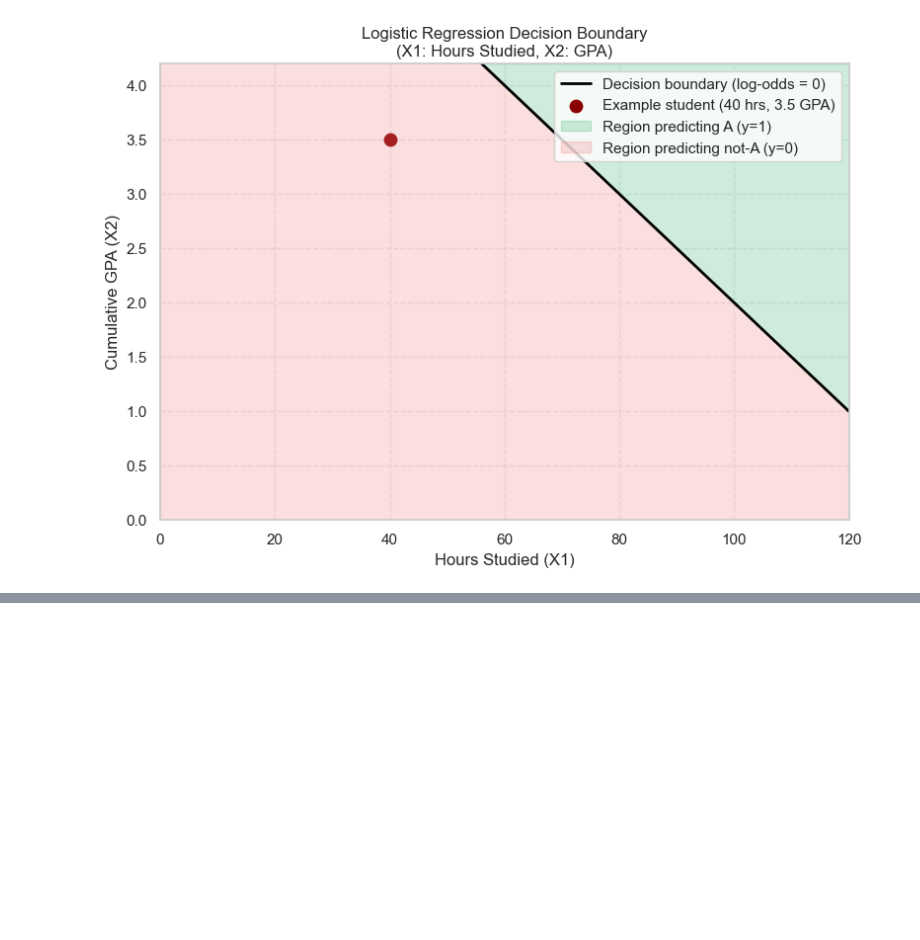
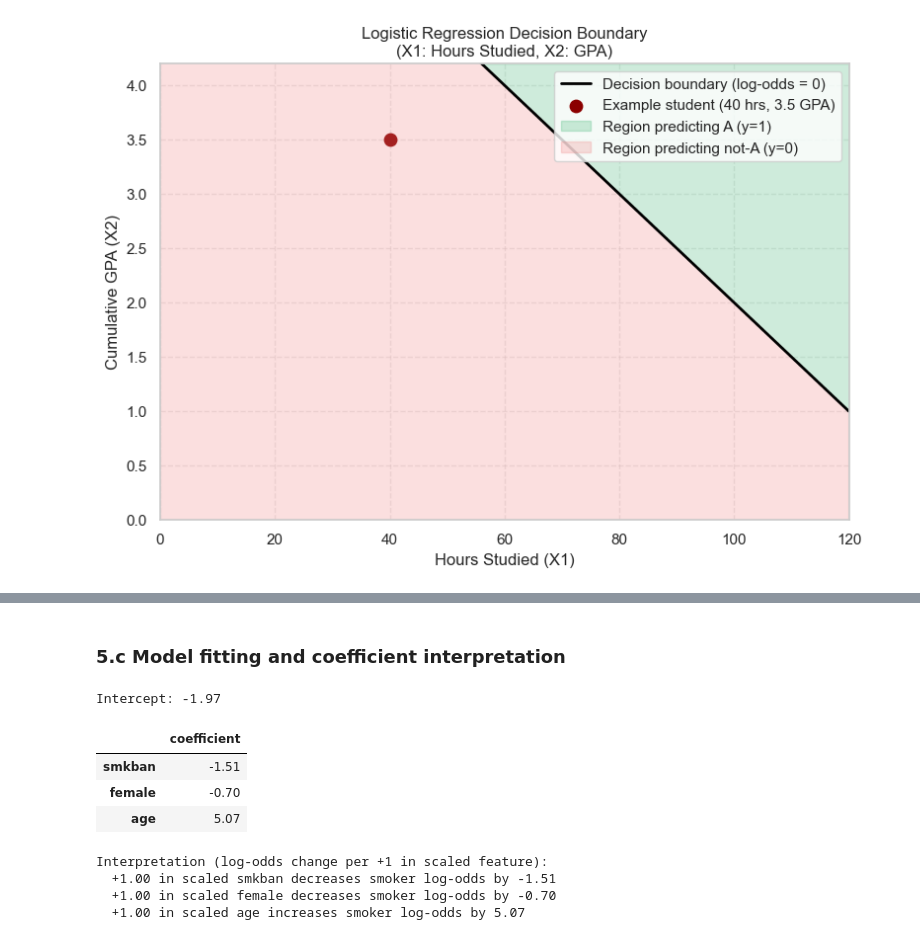
Before and after one commit to albertoquiroga-ctrl/exchange-data-concepts, a Jupyter notebook: Assignment 2.ipynb, the cells around one changed output, grey strips where cells are left out. Drawn from its saved outputs; the diff is of its cells as text; code cells hidden in the pictures; blank space fills up the shorter version.

```diff
--- a/Assignment 2.ipynb
+++ b/Assignment 2.ipynb
@@ -198,0 +346,33 @@ Part (c)
+# %% [markdown]
+### 5.c Model fitting and coefficient interpretation
+# %%
+# Part (c) - fit logistic regression and inspect coefficients
+# Use lbfgs with a higher iteration cap for reliable convergence.
+log_reg_model = LogisticRegression(max_iter=1000, solver="lbfgs")
+log_reg_model.fit(X_train_scaled, y_train)
+
+intercept = float(log_reg_model.intercept_[0])
+coefficients = pd.Series(log_reg_model.coef_[0], index=feature_cols)
+
+print(f"Intercept: {intercept:.2f}")
+coef_df = coefficients.round(2).rename("coefficient").to_frame()
+display(coef_df)
+print("Interpretation (log-odds change per +1 in scaled feature):")
+for feature, coef in coefficients.items():
+    if coef > 0:
+        direction = "increases"
+    elif coef < 0:
+        direction = "decreases"
+    else:
+        direction = "does not change"
+    print(f"  +1.00 in scaled {feature} {direction} smoker log-odds by {coef:.2f}")
+# %% [output]
+Intercept: -1.97
+|  | coefficient |
+| smkban | -1.51 |
+| female | -0.70 |
+| age | 5.07 |
+Interpretation (log-odds change per +1 in scaled feature):
+  +1.00 in scaled smkban decreases smoker log-odds by -1.51
+  +1.00 in scaled female decreases smoker log-odds by -0.70
+  +1.00 in scaled age increases smoker log-odds by 5.07
```
Also changed, not shown: parts of 23 cells of this notebook.
